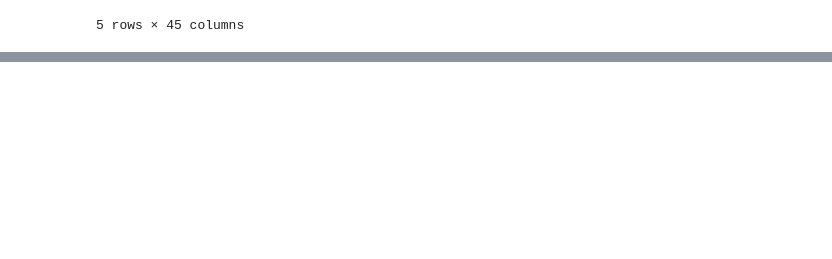
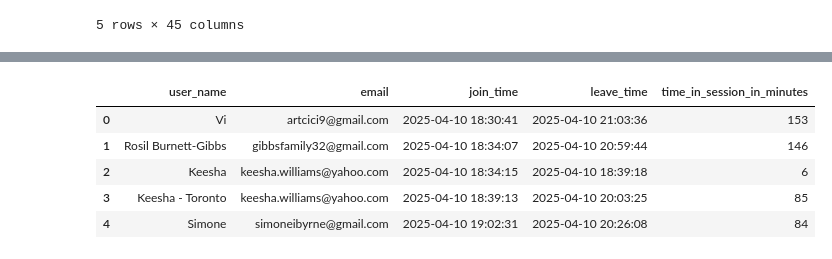
Before and after one commit to merlyn-true/event-attendee-analysis, a Jupyter notebook: notebooks/01-cleaning.ipynb, the cells around one changed output, grey strips where cells are left out. Drawn from its saved outputs; the diff is of its cells as text; code cells hidden in the pictures; blank space fills up the shorter version.

```diff
--- a/notebooks/01-cleaning.ipynb
+++ b/notebooks/01-cleaning.ipynb
@@ -32,0 +129,33 @@ eventbrite_df_raw.head()
+# %%
+# Create copy of zoom data
+zoom_df = zoom_df_raw[['User Name (Original Name)',
+                       'Email',
+                       'Join Time',
+                       'Leave Time',
+                       'Time in Session (minutes)']].copy()
+
+# Rename columns
+zoom_df.rename(columns={'User Name (Original Name)': 'User Name',
+                        'Time in Session (minutes)': 'Time in Session in minutes'}, inplace=True)
+
+# Normalize columns
+zoom_df = normalize_columns(zoom_df)
+
+# Reset index
+zoom_df.reset_index(drop=True, inplace=True)
+
+# Convert join_time and leave_time to pd.DateTime()
+zoom_df['join_time'] = pd.to_datetime(zoom_df['join_time'], format='%m/%d/%Y %I:%M:%S %p')
+zoom_df['leave_time'] = pd.to_datetime(zoom_df['leave_time'],format='%m/%d/%Y %I:%M:%S %p')
+
+# Remove duplicate values
+zoom_df = zoom_df.drop_duplicates()
+
+zoom_df.head()
+# %% [output]
+|  | user_name | email | join_time | leave_time | time_in_session_in_minutes |
+| 0 | Vi | artcici9@gmail.com | 2025-04-10 18:30:41 | 2025-04-10 21:03:36 | 153 |
+| 1 | Rosil Burnett-Gibbs | gibbsfamily32@gmail.com | 2025-04-10 18:34:07 | 2025-04-10 20:59:44 | 146 |
+| 2 | Keesha | keesha.williams@yahoo.com | 2025-04-10 18:34:15 | 2025-04-10 18:39:18 | 6 |
+| 3 | Keesha - Toronto | keesha.williams@yahoo.com | 2025-04-10 18:39:13 | 2025-04-10 20:03:25 | 85 |
+| 4 | Simone | simoneibyrne@gmail.com | 2025-04-10 19:02:31 | 2025-04-10 20:26:08 | 84 |
```
Also changed, not shown: parts of 17 cells of this notebook.
